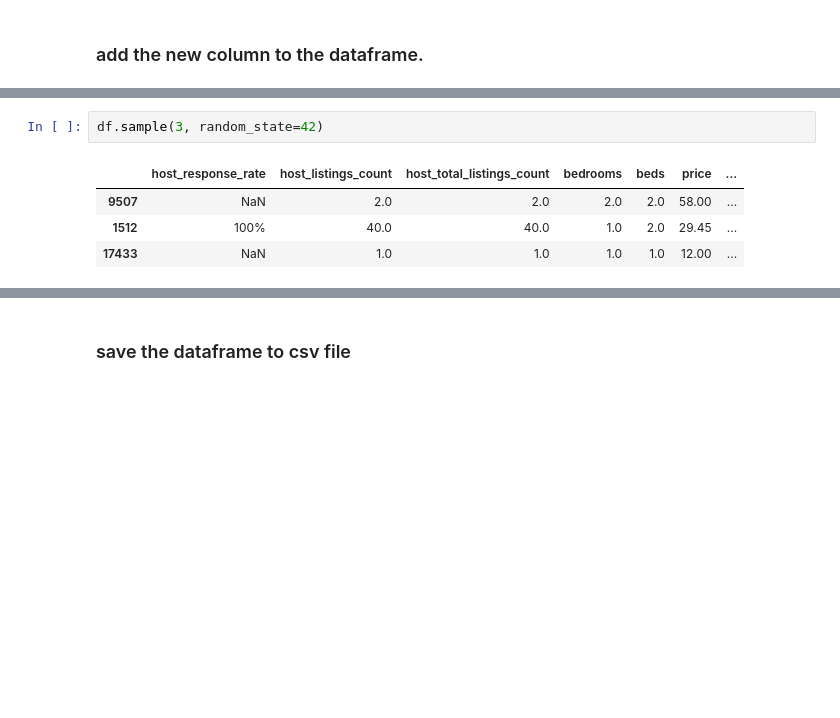
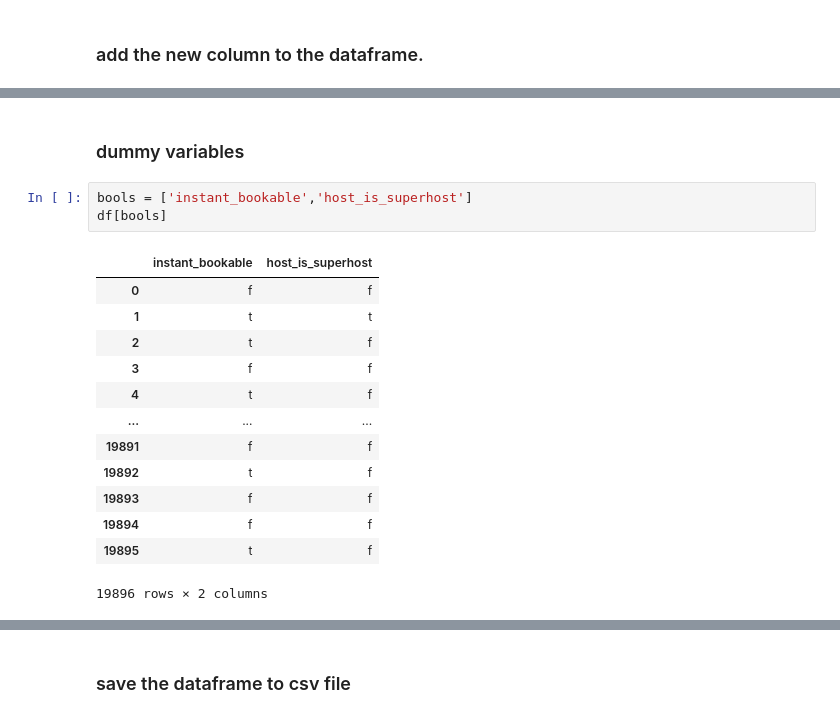
Before and after one commit to Jiawei997/qm, a Jupyter notebook: qm.ipynb, the cells around one changed output, grey strips where cells are left out. Saved outputs shown, nothing was run; the diff lists cells and outputs as text; blank space fills up the shorter version.

```diff
--- a/qm.ipynb
+++ b/qm.ipynb
@@ -119,7 +115,19 @@ df.drop(['host_about','amenities'],axis=1, inplace=True)
-# %%
-df.sample(3, random_state=42)
-# %% [output]
-|  | host_response_rate | host_listings_count | host_total_listings_count | bedrooms | beds | price | ... |
-| 9507 | NaN | 2.0 | 2.0 | 2.0 | 2.0 | 58.00 | ... |
-| 1512 | 100% | 40.0 | 40.0 | 1.0 | 2.0 | 29.45 | ... |
-| 17433 | NaN | 1.0 | 1.0 | 1.0 | 1.0 | 12.00 | ... |
+# %% [markdown]
+### dummy variables
+# %%
+bools = ['instant_bookable','host_is_superhost']
+df[bools]
+# %% [output]
+|  | instant_bookable | host_is_superhost |
+| 0 | f | f |
+| 1 | t | t |
+| 2 | t | f |
+| 3 | f | f |
+| 4 | t | f |
+| ... | ... | ... |
+| 19891 | f | f |
+| 19892 | t | f |
+| 19893 | f | f |
+| 19894 | f | f |
+| 19895 | t | f |
+19896 rows × 2 columns
```
Also changed, not shown: parts of 32 cells of this notebook, 2 other files.
